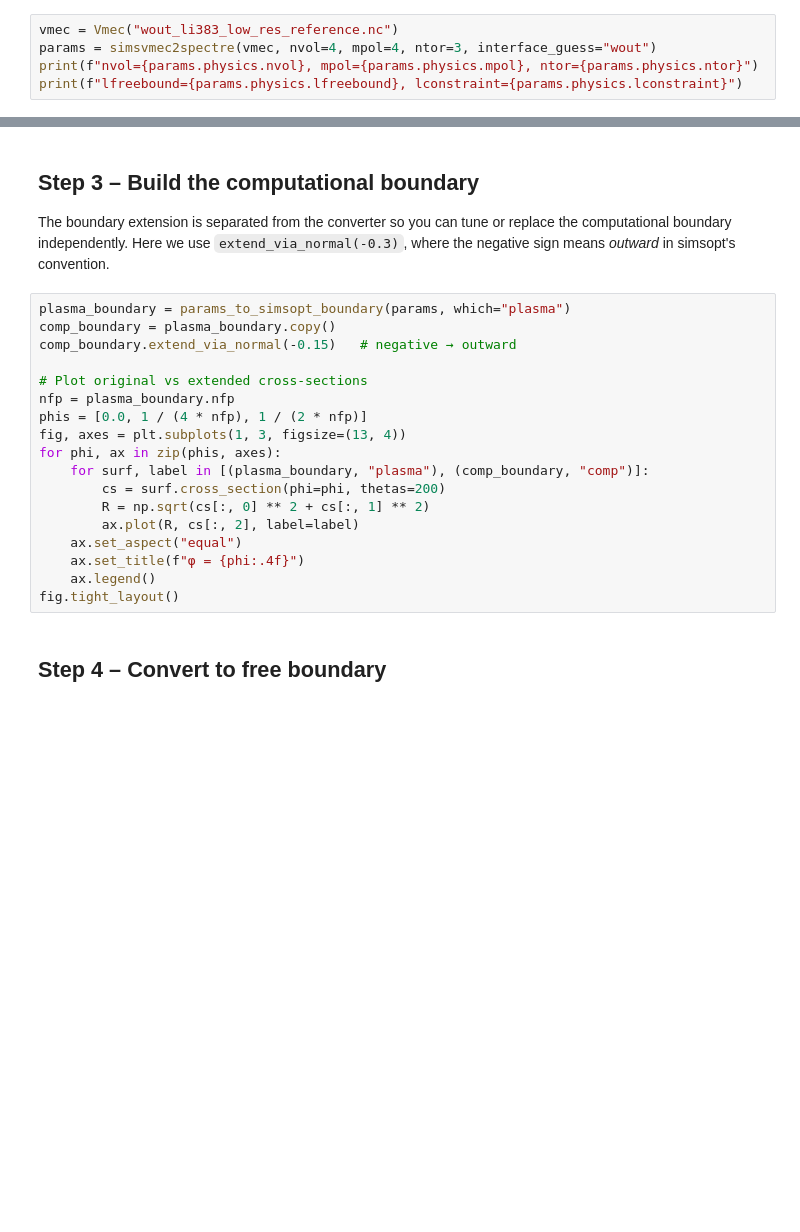
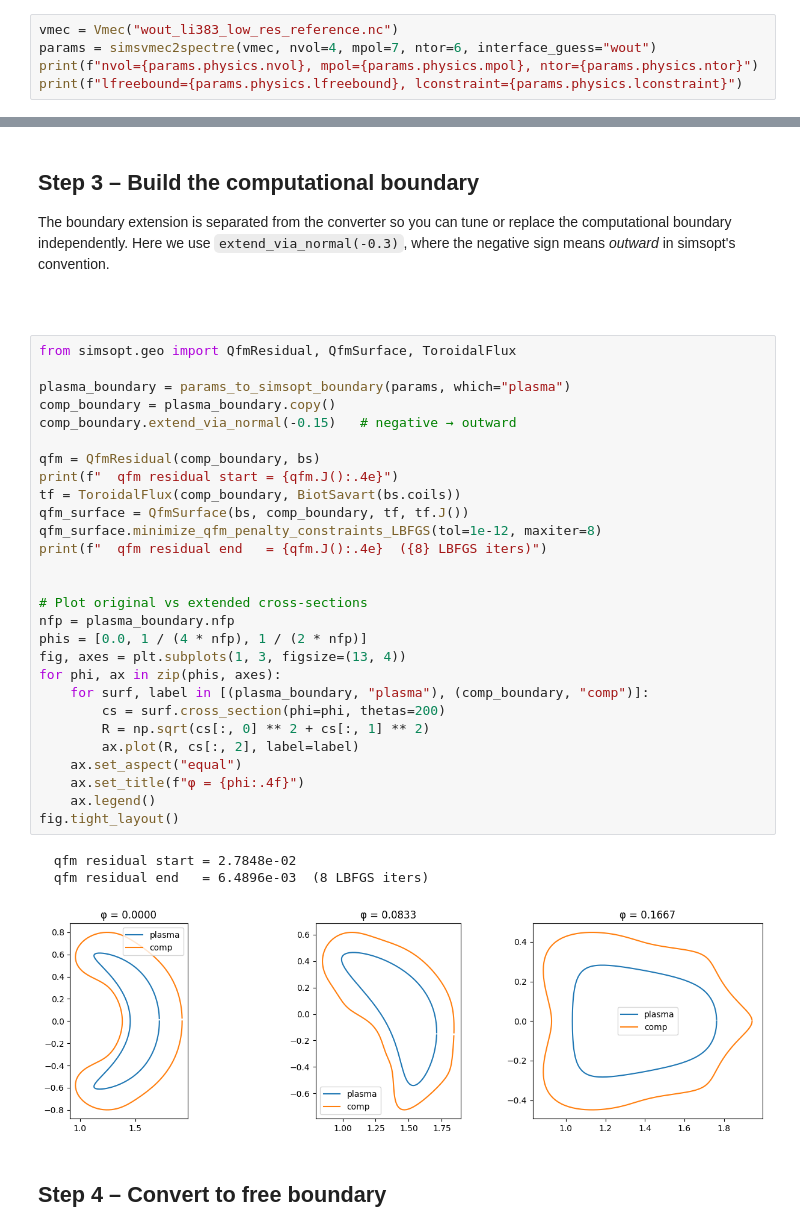
Before and after one commit to ANU-HPC/SPECTRE, a Jupyter notebook: examples/utils/make_freeboundary/make_freeboundary_ncsx.ipynb, the cells around one changed output, grey strips where cells are left out. Cells and saved outputs as stored; diff of their text form; blank space fills up the shorter version.

```diff
--- a/examples/utils/make_freeboundary/make_freeboundary_ncsx.ipynb
+++ b/examples/utils/make_freeboundary/make_freeboundary_ncsx.ipynb
@@ -27,6 +27,6 @@ from spectre.converters import (
 ## Step 1 – Fixed-boundary SPECTRE input from VMEC wout
 # %%
 vmec = Vmec("wout_li383_low_res_reference.nc")
-params = simsvmec2spectre(vmec, nvol=4, mpol=4, ntor=3, interface_guess="wout")
+params = simsvmec2spectre(vmec, nvol=4, mpol=7, ntor=6, interface_guess="wout")
 print(f"nvol={params.physics.nvol}, mpol={params.physics.mpol}, ntor={params.physics.ntor}")
 print(f"lfreebound={params.physics.lfreebound}, lconstraint={params.physics.lconstraint}")
@@ -63,24 +71,40 @@ print(f"curpol (non-PF modular coils only): {curpol:.4g} T·m")
 The boundary extension is separated from the converter so you can tune or replace
 the computational boundary independently.  Here we use `extend_via_normal(-0.3)`,
 where the negative sign means *outward* in simsopt's convention.
+# %% [markdown]
+##
 # %%
+from simsopt.geo import QfmResidual, QfmSurface, ToroidalFlux
+
 plasma_boundary = params_to_simsopt_boundary(params, which="plasma")
 comp_boundary = plasma_boundary.copy()
 comp_boundary.extend_via_normal(-0.15)   # negative → outward
+
+qfm = QfmResidual(comp_boundary, bs)
+print(f"  qfm residual start = {qfm.J():.4e}")
+tf = ToroidalFlux(comp_boundary, BiotSavart(bs.coils))
+qfm_surface = QfmSurface(bs, comp_boundary, tf, tf.J())
+qfm_surface.minimize_qfm_penalty_constraints_LBFGS(tol=1e-12, maxiter=8)
+print(f"  qfm residual end   = {qfm.J():.4e}  ({8} LBFGS iters)")
+
 
 # Plot original vs extended cross-sections
 nfp = plasma_boundary.nfp
 phis = [0.0, 1 / (4 * nfp), 1 / (2 * nfp)]
 fig, axes = plt.subplots(1, 3, figsize=(13, 4))
 for phi, ax in zip(phis, axes):
     for surf, label in [(plasma_boundary, "plasma"), (comp_boundary, "comp")]:
         cs = surf.cross_section(phi=phi, thetas=200)
         R = np.sqrt(cs[:, 0] ** 2 + cs[:, 1] ** 2)
         ax.plot(R, cs[:, 2], label=label)
     ax.set_aspect("equal")
     ax.set_title(f"φ = {phi:.4f}")
     ax.legend()
 fig.tight_layout()
+# %% [output]
+  qfm residual start = 2.7848e-02
+  qfm residual end   = 6.4896e-03  (8 LBFGS iters)
+[figure, added]
 # %% [markdown]
 ## Step 4 – Convert to free boundary
 # %%
```
Also changed, not shown: parts of 5 cells of this notebook, 20 other files.
